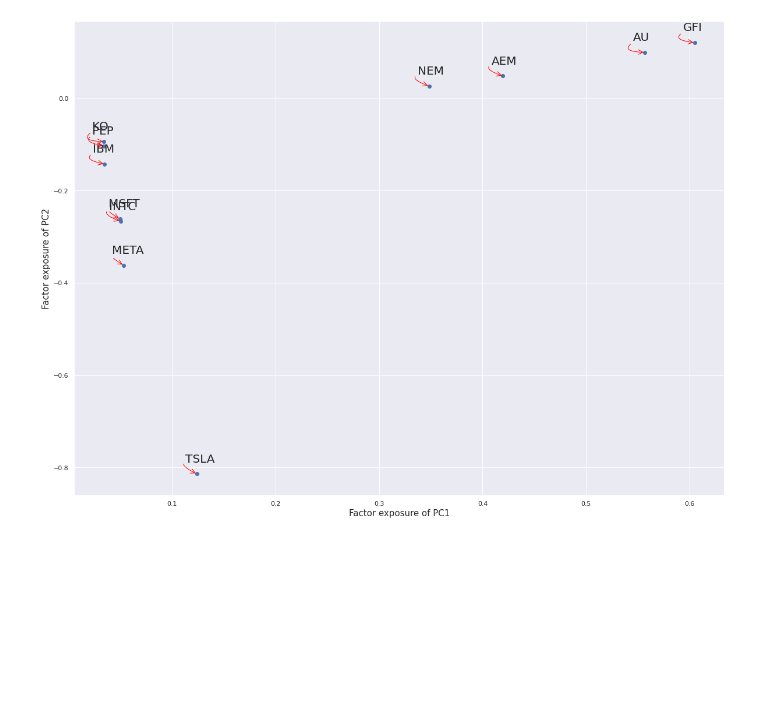
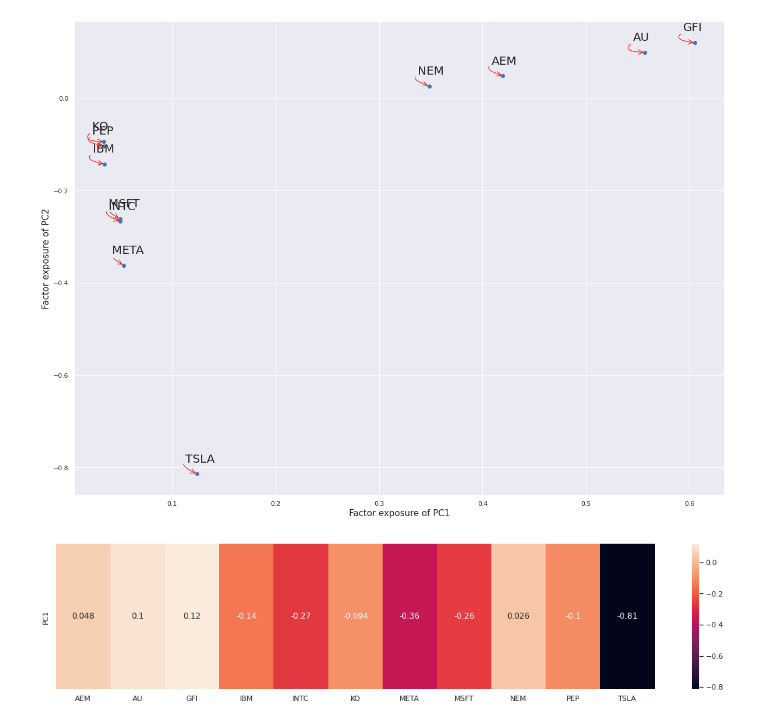
Before and after one commit to bhavinmoriya/Python-for-Financial-Analysis-and-Algorithmic-Trading, a Jupyter notebook: singular-value-decomposition-in-finance.ipynb, the cells around one changed output. Drawn from its saved outputs; the diff is of its cells as text; code cells hidden in the pictures; blank space fills up the shorter version.

Commit message:
Kaggle Notebook | Singular Value Decomposition in Finance | Version 3

```diff
--- a/singular-value-decomposition-in-finance.ipynb
+++ b/singular-value-decomposition-in-finance.ipynb
@@ -202,6 +202,7 @@ def prin_cmp_analysis(df_return=df_return, components=3):
     # grab the explained variance and the components
     pct = pca.explained_variance_ratio_
     pca_components = pca.components_
+    singular_val = pca.singular_values_
 
     cum_pct = np.cumsum(pct)
     x = np.arange(1, len(pct)+1)
@@ -264,9 +265,17 @@ def prin_cmp_analysis(df_return=df_return, components=3):
                        color='red',
                       ),
         size=20);
-    return pct, pca_components
+    return pct, pca_components, singular_val
 # %%
-a, b = prin_cmp_analysis(df_return, 5)
+_, v, sigma = prin_cmp_analysis(df_return, 5)
 # %% [output]
 [figure]
 [figure]
+# %%
+plt.figure(figsize=(20,4))
+sns.heatmap(v[1].reshape(1,-1),annot=True,
+           xticklabels=df.columns,
+           yticklabels=['PC1'],
+           );
+# %% [output]
+[figure, added]
```
Also changed, not shown: parts of 10 cells of this notebook.
